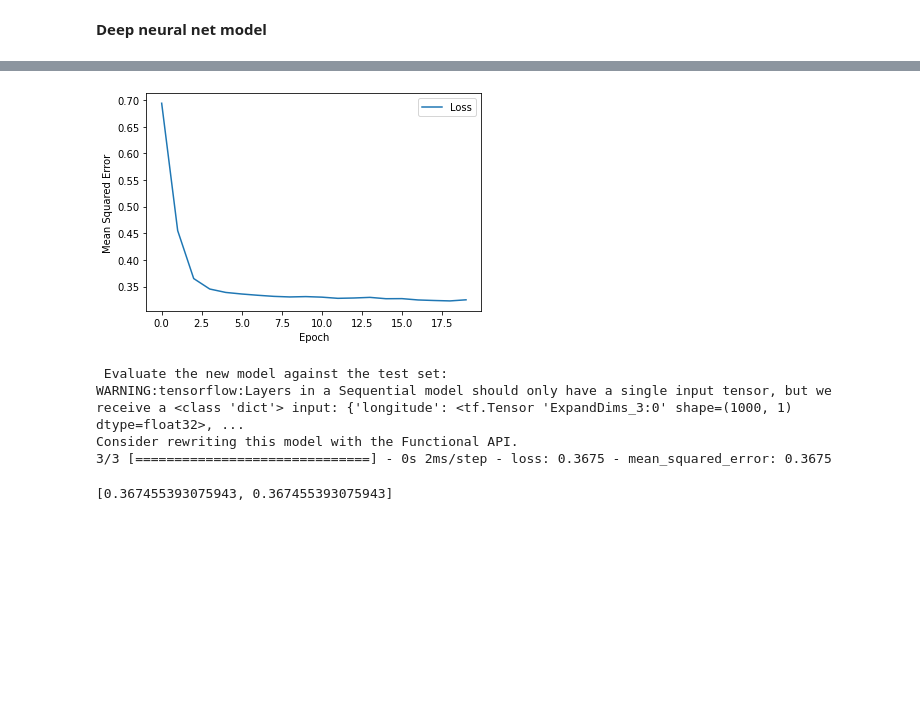
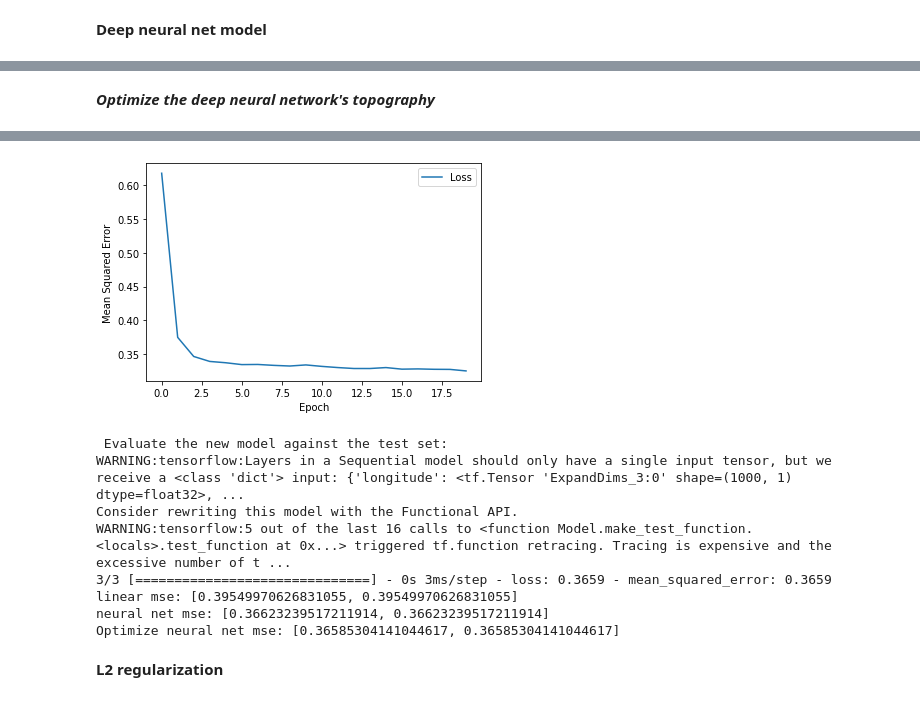
Before and after one commit to kjcoursera/TensorFlow, a Jupyter notebook: Intro_neural_nets_CA_housing.ipynb, the cells around one changed output, grey strips where cells are left out. Drawn from its saved outputs; the diff is of its cells as text; code cells hidden in the pictures; blank space fills up the shorter version.

```diff
--- a/Intro_neural_nets_CA_housing.ipynb
+++ b/Intro_neural_nets_CA_housing.ipynb
@@ -153,7 +153,8 @@ plot_the_loss_curve(epochs, mse)
 test_features = {name:np.array(value) for name, value in test_df_norm.items()}
 test_label = np.array(test_features.pop(label_name)) # isolate the label
 print("\n Evaluate the linear regression model against the test set:")
-my_model.evaluate(x = test_features, y = test_label, batch_size=batch_size)
+linear_mse = my_model.evaluate(x = test_features, y = test_label, batch_size=batch_size)
+print(linear_mse)
 # %% [output]
 Epoch 1/15
 WARNING:tensorflow:Layers in a Sequential model should only have a single input tensor, but we receive a <class 'dict'> input: {'longitude': <tf.Tensor 'ExpandDims_3:0' shape=(1000, 1) dtype=float32>, ...
@@ -238,7 +239,9 @@ plot_the_loss_curve(epochs, mse)
 test_features = {name:np.array(value) for name, value in test_df_norm.items()}
 test_label = np.array(test_features.pop(label_name)) # isolate the label
 print("\n Evaluate the new model against the test set:")
-my_model.evaluate(x = test_features, y = test_label, batch_size=batch_size)
+nn_mse = my_model.evaluate(x = test_features, y = test_label, batch_size=batch_size)
+print("linear mse:" ,linear_mse)
+print("neural net mse:", nn_mse)
 # %% [output]
 Epoch 1/20
 WARNING:tensorflow:Layers in a Sequential model should only have a single input tensor, but we receive a <class 'dict'> input: {'longitude': <tf.Tensor 'ExpandDims_3:0' shape=(1000, 1) dtype=float32>, ...
@@ -266,3 +271,5 @@ Consider rewriting this model with the Functional API.
+# %% [markdown]
+***Optimize the deep neural network's topography***
 # %%
 def create_model(my_learning_rate, my_feature_layer):
   model = tf.keras.models.Sequential()
@@ -271,14 +278,10 @@ def create_model(my_learning_rate, my_feature_layer):
   model.add(tf.keras.layers.Dense(units=20,
                                   activation='relu',
                                   name='Hidden1'))
-   # Define the second hidden layer with 12 nodes.
-  model.add(tf.keras.layers.Dense(units=12,
+   # Define the second hidden layer with 10 nodes.
+  model.add(tf.keras.layers.Dense(units=10,
                                   activation='relu',
                                   name='Hidden2'))
-  # Define the second hidden layer with 8 nodes.
-  model.add(tf.keras.layers.Dense(units=8,
-                                  activation='relu',
-                                  name='Hidden3'))
    # Define the output layer.
   model.add(tf.keras.layers.Dense(units=1, name='Output'))
 
@@ -309,7 +312,10 @@ plot_the_loss_curve(epochs, mse)
 test_features = {name:np.array(value) for name, value in test_df_norm.items()}
 test_label = np.array(test_features.pop(label_name)) # isolate the label
 print("\n Evaluate the new model against the test set:")
-my_model.evaluate(x = test_features, y = test_label, batch_size=batch_size)
+op_nn_mse = my_model.evaluate(x = test_features, y = test_label, batch_size=batch_size)
+print("linear mse:" ,linear_mse)
+print("neural net mse:", nn_mse)
+print("Optimize neural net mse:", op_nn_mse)
 # %% [output]
 Epoch 1/20
 WARNING:tensorflow:Layers in a Sequential model should only have a single input tensor, but we receive a <class 'dict'> input: {'longitude': <tf.Tensor 'ExpandDims_3:0' shape=(1000, 1) dtype=float32>, ...
@@ -329,8 +335,13 @@ Epoch 19/20
 Epoch 20/20
 17/17 [==============================] - 0s 3ms/step - loss: 0.3251 - mean_squared_error: 0.3251
-[figure, old version]
+[figure, new version]
  Evaluate the new model against the test set:
 WARNING:tensorflow:Layers in a Sequential model should only have a single input tensor, but we receive a <class 'dict'> input: {'longitude': <tf.Tensor 'ExpandDims_3:0' shape=(1000, 1) dtype=float32>, ...
 Consider rewriting this model with the Functional API.
-3/3 [==============================] - 0s 2ms/step - loss: 0.3675 - mean_squared_error: 0.3675
+WARNING:tensorflow:5 out of the last 16 calls to <function Model.make_test_function.<locals>.test_function at 0x...> triggered tf.function retracing. Tracing is expensive and the excessive number of t ...
+3/3 [==============================] - 0s 3ms/step - loss: 0.3659 - mean_squared_error: 0.3659
+linear mse: [0.39549970626831055, 0.39549970626831055]
+neural net mse: [0.36623239517211914, 0.36623239517211914]
+Optimize neural net mse: [0.36585304141044617, 0.36585304141044617]
-[0.367455393075943, 0.367455393075943]
+# %% [markdown]
+**L2 regularization**
```
Also changed, not shown: parts of 9 cells of this notebook.
